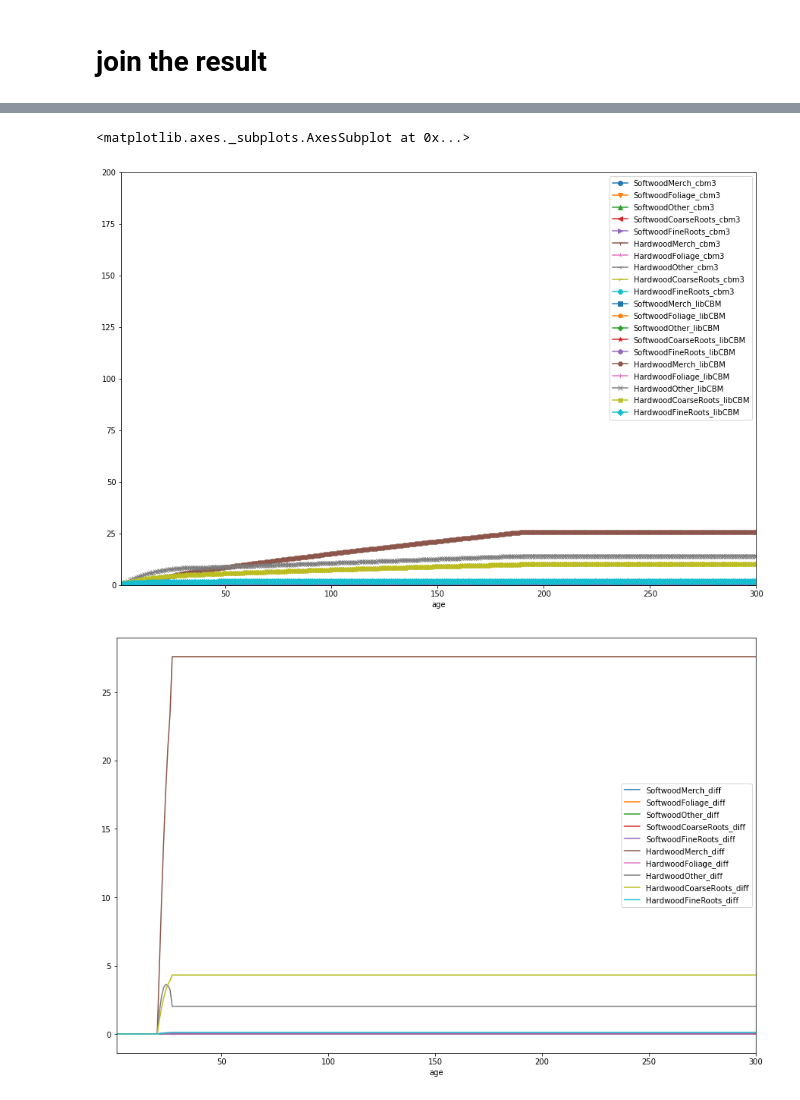
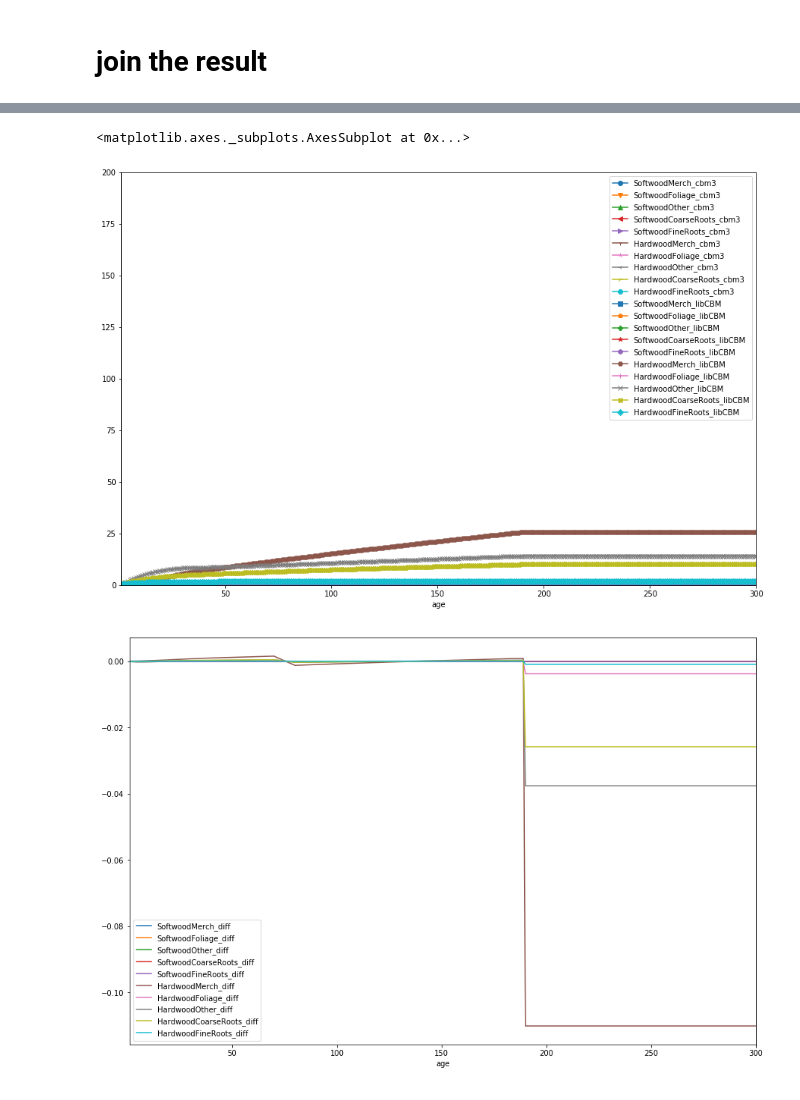
Before and after one commit to cat-cfs/libcbm_py, a Jupyter notebook: growth_curve_testing.ipynb, the cells around one changed output, grey strips where cells are left out. Cells and saved outputs as stored; diff of their text form; code cells hidden in the pictures.

Commit message:
curves a lot closer now, looking at one more possible bug before attempting larger test case

```diff
--- a/growth_curve_testing.ipynb
+++ b/growth_curve_testing.ipynb
@@ -320,16 +346,17 @@ merged[["identifier"]+diff_colnames].groupby("identifier").sum().plot(figsize=(1
 # %%
+
 markers = ["o","v","^","<",">","1","2","3","4","8","s","p","P","*","h","H","+","x","X","D","d"]
 bio_pools = merged[merged["identifier"]=='growth_curve_1'][["age"]+cbm3_colnames+libCBM_colnames] \
     .groupby("age").sum()
 ax = bio_pools.plot(figsize=(15,10), ylim=(0,200))
 for i, line in enumerate(ax.get_lines()):
     line.set_marker(markers[i%len(markers)])
 ax.legend(ax.get_lines(), bio_pools.columns, loc='best')
-merged[merged["identifier"]=='growth_curve_10'][["age"]+diff_colnames].groupby("age").sum().plot(figsize=(15,10))
+merged[merged["identifier"]=='growth_curve_1'][["age"]+diff_colnames].groupby("age").sum().plot(figsize=(15,10))
 # %% [output]
 <matplotlib.axes._subplots.AxesSubplot at 0x...>
 [figure]
-[figure, old version]
+[figure, new version]
 # %%
 cases
 # %% [output]
```
Also changed, not shown: parts of 3 cells of this notebook.
